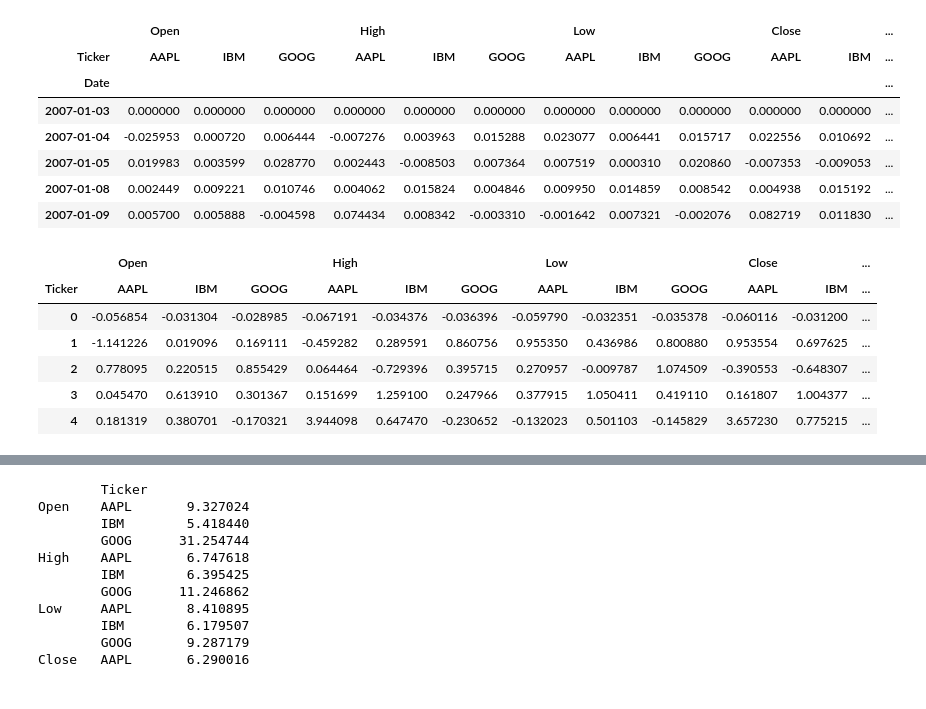
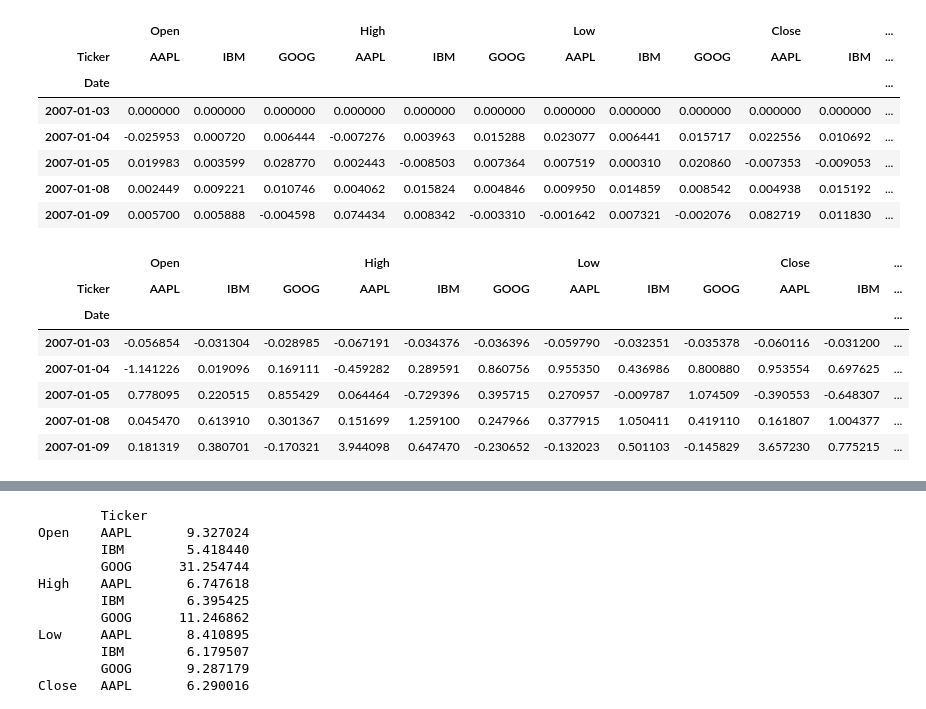
Before and after one commit to minimalgeek/DeepLearning, a Jupyter notebook: Stock/notebooks/00_sandbox.ipynb, the cells around one changed output, grey strips where cells are left out. Saved outputs shown, nothing was run; the diff lists cells and outputs as text; code cells hidden in the pictures.

```diff
--- a/Stock/notebooks/00_sandbox.ipynb
+++ b/Stock/notebooks/00_sandbox.ipynb
@@ -91,17 +103,18 @@ scaler = StandardScaler()
 train_X_scaled = scaler.fit_transform(train_X)
 test_X_scaled = scaler.transform(test_X)
 # %%
-train_X_scaled = pd.DataFrame(data=train_X_scaled, columns=train_X.columns)
-test_X_scaled = pd.DataFrame(data=test_X_scaled, columns=test_X.columns)
+train_X_scaled = pd.DataFrame(data=train_X_scaled, columns=train_X.columns, index=train_X.index)
+test_X_scaled = pd.DataFrame(data=test_X_scaled, columns=test_X.columns, index=test_X.index)
 train_X_scaled.head()
 # %% [output]
 |  | Open |  |  | High |  |  | Low |  |  | Close |  | ... |
 | Ticker | AAPL | IBM | GOOG | AAPL | IBM | GOOG | AAPL | IBM | GOOG | AAPL | IBM | ... |
-| 0 | -0.056854 | -0.031304 | -0.028985 | -0.067191 | -0.034376 | -0.036396 | -0.059790 | -0.032351 | -0.035378 | -0.060116 | -0.031200 | ... |
-| 1 | -1.141226 | 0.019096 | 0.169111 | -0.459282 | 0.289591 | 0.860756 | 0.955350 | 0.436986 | 0.800880 | 0.953554 | 0.697625 | ... |
-| 2 | 0.778095 | 0.220515 | 0.855429 | 0.064464 | -0.729396 | 0.395715 | 0.270957 | -0.009787 | 1.074509 | -0.390553 | -0.648307 | ... |
-| 3 | 0.045470 | 0.613910 | 0.301367 | 0.151699 | 1.259100 | 0.247966 | 0.377915 | 1.050411 | 0.419110 | 0.161807 | 1.004377 | ... |
-| 4 | 0.181319 | 0.380701 | -0.170321 | 3.944098 | 0.647470 | -0.230652 | -0.132023 | 0.501103 | -0.145829 | 3.657230 | 0.775215 | ... |
+| Date |  |  |  |  |  |  |  |  |  |  |  | ... |
+| 2007-01-03 | -0.056854 | -0.031304 | -0.028985 | -0.067191 | -0.034376 | -0.036396 | -0.059790 | -0.032351 | -0.035378 | -0.060116 | -0.031200 | ... |
+| 2007-01-04 | -1.141226 | 0.019096 | 0.169111 | -0.459282 | 0.289591 | 0.860756 | 0.955350 | 0.436986 | 0.800880 | 0.953554 | 0.697625 | ... |
+| 2007-01-05 | 0.778095 | 0.220515 | 0.855429 | 0.064464 | -0.729396 | 0.395715 | 0.270957 | -0.009787 | 1.074509 | -0.390553 | -0.648307 | ... |
+| 2007-01-08 | 0.045470 | 0.613910 | 0.301367 | 0.151699 | 1.259100 | 0.247966 | 0.377915 | 1.050411 | 0.419110 | 0.161807 | 1.004377 | ... |
+| 2007-01-09 | 0.181319 | 0.380701 | -0.170321 | 3.944098 | 0.647470 | -0.230652 | -0.132023 | 0.501103 | -0.145829 | 3.657230 | 0.775215 | ... |
 # %%
 train_X_scaled.describe()
 # %% [output]
```
Also changed, not shown: parts of 5 cells of this notebook, 7 other files.
